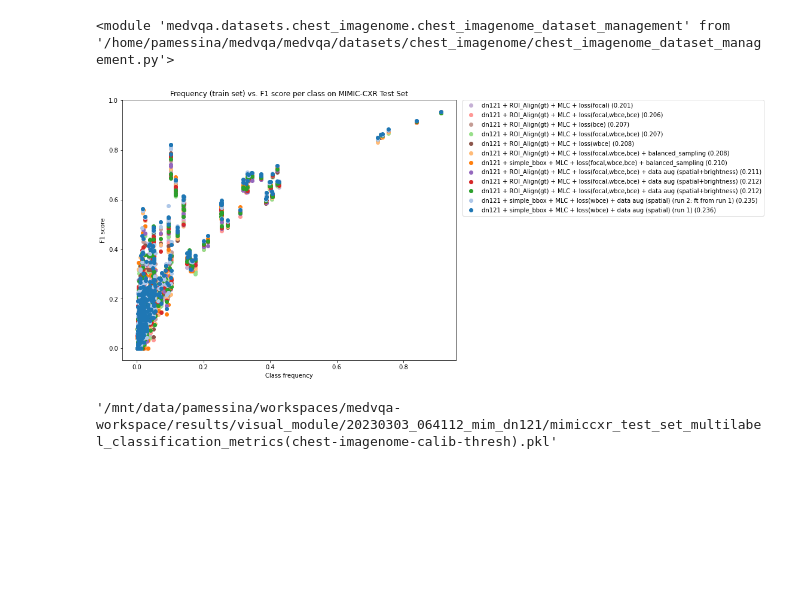
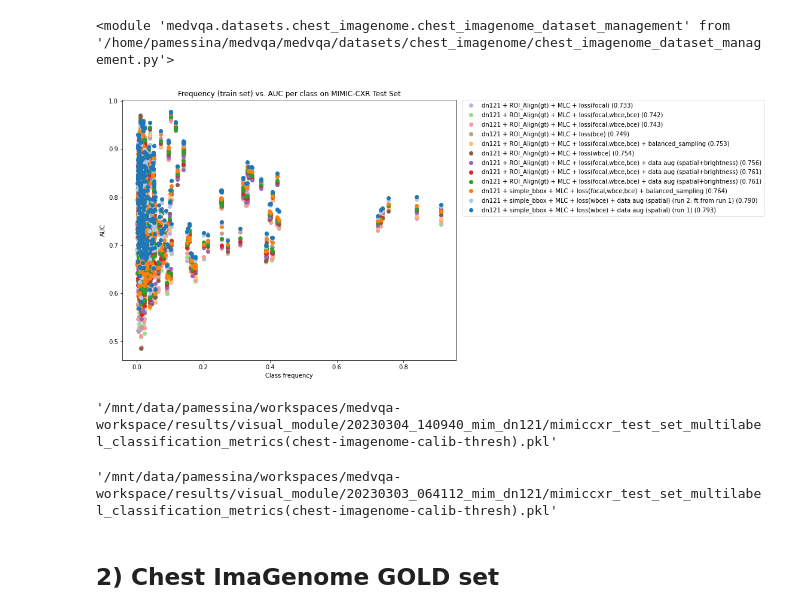
Before and after one commit to PabloMessina/MedVQA, a Jupyter notebook: medvqa/notebooks/Results Summary.ipynb, the cells around one changed output. Drawn from its saved outputs; the diff is of its cells as text; code cells hidden in the pictures; blank space fills up the shorter version.

```diff
--- a/medvqa/notebooks/Results Summary.ipynb
+++ b/medvqa/notebooks/Results Summary.ipynb
@@ -1681,8 +1751,8 @@ stats_per_label = get_train_val_test_stats_per_label('labels(min_freq=1000).pkl'
 # %%
 label_names = list(stats_per_label.keys())
 label_frequencies = [stats_per_label[k]['test_fraction'] for k in label_names]
-metric = 'f1'
-metric_alias = 'F1 score'
+metric = 'auc'
+metric_alias = 'AUC'
 metric_names = [f'{metric}({x[1] if len(x) == 2 else x[0] + " " + x[2]})' for x in label_names]
 freq_range = [0, 1]
 valid_idxs = [i for i,f in enumerate(label_frequencies) if freq_range[0] <= f <= freq_range[1]]
@@ -1708,7 +1778,7 @@ plot_class_frequency_vs_metric_scores_per_method(
 #         '(1)  vqa(dn121+onehot+transf),mlc:gf,nl:627,bbox:v2',
 #         '(2)  dn121,mlc:gf,nl:379,aug:rand-bright-spatial,ft-from:(1)',
 #         '(3)  dn121,mlc+bbox:v4,nl:379,aug:rand-spatial,ft-from:(2)',
-#         '(4)  dn121,mlc+bbox:v4,nl:379,aug:rand-spatial,ft-from:(3)',
+#     __    '(4)  dn121,mlc+bbox:v4,nl:379,aug:rand-spatial,ft-from:(3)',
 #         '(5)  dn121,mlc+bbox:v4,nl:379,aug:rand-spatial,balanced-dataload,ft-from:(4)',
 #         '(6)  dn121,mlc:gf,nl:379,aug:rand-spatial,focal-loss,ft-from:(1)',
 #         '(7)  dn121,mlc:gf,nl:379,aug:rand-bright-spatial,focal-loss,ft-from:(6)',
@@ -1745,38 +1815,44 @@ plot_class_frequency_vs_metric_scores_per_method(
 #         '(1)  vqa(dn121+onehot+transf),mlc:gf,nl:627,bbox:v2',
 #         '(2)  dn121,mlc:gf,nl:379,aug:rand-bright-spatial,ft-from:(1)',
         'dn121 + simple_bbox + MLC + loss(wbce) + data aug (spatial) (run 1)',  #'(3)  dn121,mlc+bbox:v4,nl:379,aug:rand-spatial,ft-from:(2)',
         'dn121 + simple_bbox + MLC + loss(wbce) + data aug (spatial) (run 2: ft from run 1)',#'(4)  dn121,mlc+bbox:v4,nl:379,aug:rand-spatial,ft-from:(3)',
 #         '(5)  dn121,mlc+bbox:v4,nl:379,aug:rand-spatial,balanced-dataload,ft-from:(4)',
 #         '(6)  dn121,mlc:gf,nl:379,aug:rand-spatial,focal-loss,ft-from:(1)',
 #         '(7)  dn121,mlc:gf,nl:379,aug:rand-bright-spatial,focal-loss,ft-from:(6)',
 #         '(8)  dn121,mlc+bbox:v4,nl:379,aug:rand-spatial,focal-loss,ft-from:(4)',
 #         '(9)  ensemble:1-8,nl:379',
 #         '(10) ensemble:1-8,nl:379 (cheating)',
 #         '(11) ensemble:2-8,nl:379',
         # ROI align methods
         'dn121 + simple_bbox + MLC + loss(focal,wbce,bce) + balanced_sampling',
         'dn121 + ROI_Align(gt) + MLC + loss(focal,wbce,bce) + balanced_sampling',
         'dn121 + ROI_Align(gt) + MLC + loss(focal,wbce,bce) + data aug (spatial+brightness)',
         'dn121 + ROI_Align(gt) + MLC + loss(focal,wbce,bce)',
         'dn121 + ROI_Align(gt) + MLC + loss(focal,wbce,bce) + data aug (spatial+brightness)',
         'dn121 + ROI_Align(gt) + MLC + loss(focal,wbce,bce)',
         'dn121 + ROI_Align(gt) + MLC + loss(focal,wbce,bce) + data aug (spatial+brightness)',
         'dn121 + ROI_Align(gt) + MLC + loss(focal)',
         'dn121 + ROI_Align(gt) + MLC + loss(wbce)',
         'dn121 + ROI_Align(gt) + MLC + loss(bce)',
     ],
     metric_names=metric_names,
     label_frequencies=label_frequencies,
     title=f'Frequency (train set) vs. {metric_alias} per class on MIMIC-CXR Test Set',
     ylabel=metric_alias,
     figsize=(10, 8),
 )
 # %% [output]
-[figure, old version]
+[figure, new version]
+# %%
+df_mlc_chstimgn.loc[(df_mlc_chstimgn['timestamp'] == '20230304_140940')].iloc[0]['metrics_path']
+# %% [output]
+'/mnt/data/pamessina/workspaces/medvqa-workspace/results/visual_module/20230304_140940_mim_dn121/mimiccxr_test_set_multilabel_classification_metrics(chest-imagenome-calib-thresh).pkl'
 # %%
 df_mlc_chstimgn['metrics_path'][2]
 # %% [output]
 '/mnt/data/pamessina/workspaces/medvqa-workspace/results/visual_module/20230303_064112_mim_dn121/mimiccxr_test_set_multilabel_classification_metrics(chest-imagenome-calib-thresh).pkl'
+# %% [markdown]
+## 2) Chest ImaGenome GOLD set
 # %%
 from importlib import reload
 import medvqa
```
Also changed, not shown: parts of 50 cells of this notebook, 34 other files.
